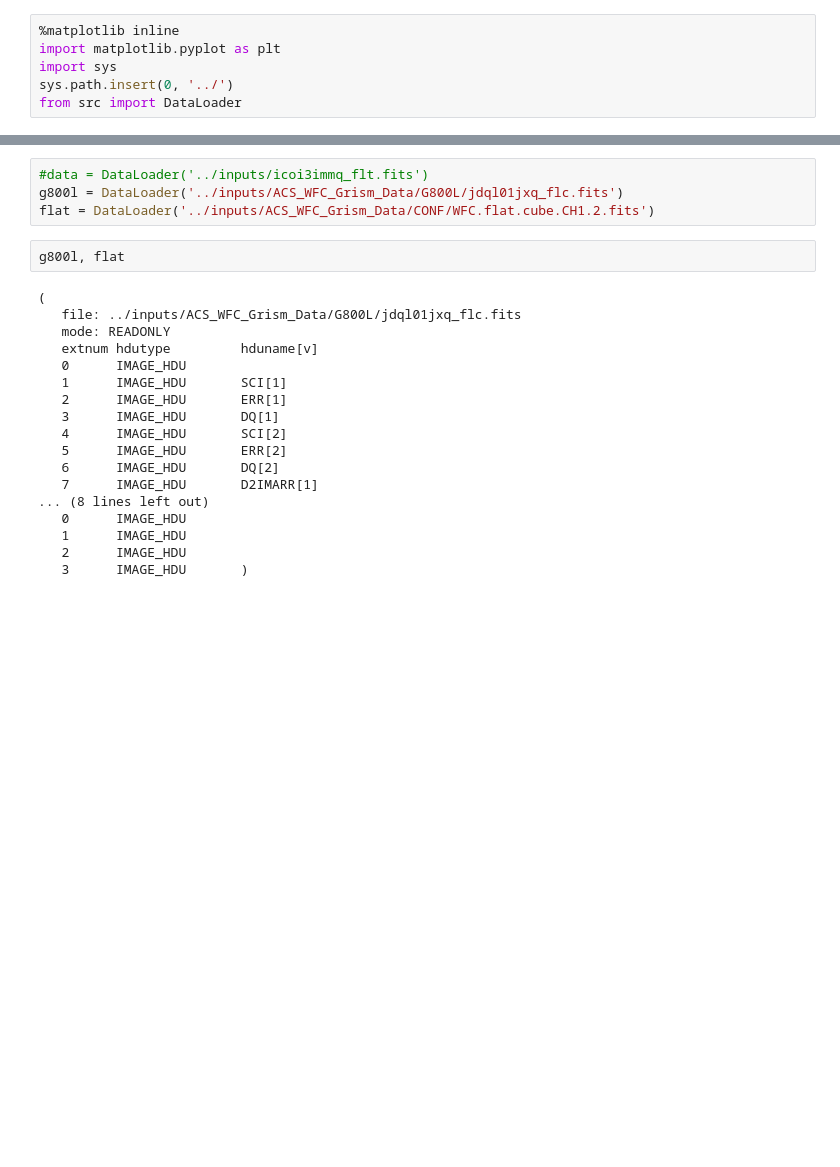
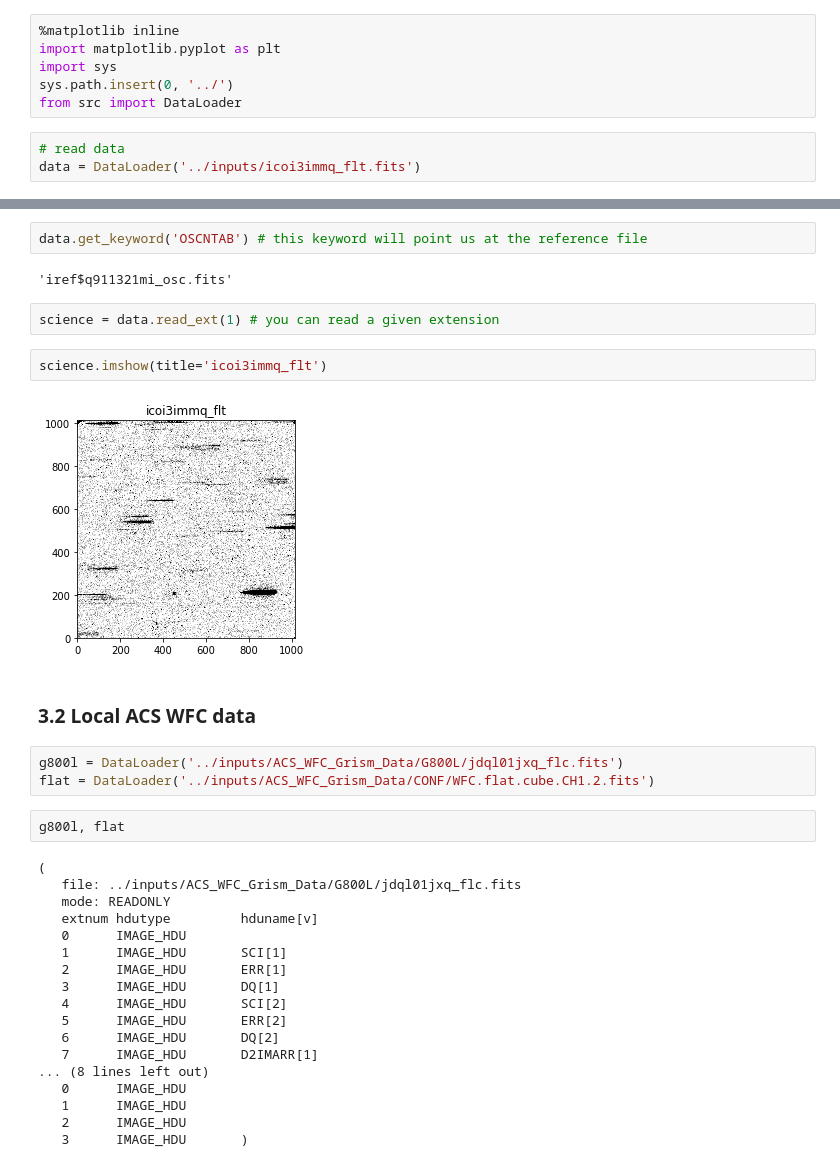
Before and after one commit to mehdirezaie/grism, a Jupyter notebook: notebooks/FlatField_ryan.ipynb, the cells around one changed output, grey strips where cells are left out. Drawn from its saved outputs; the diff is of its cells as text; blank space fills up the shorter version.

```diff
--- a/notebooks/FlatField_ryan.ipynb
+++ b/notebooks/FlatField_ryan.ipynb
@@ -62,3 +63,6 @@ import matplotlib.pyplot as plt
 import sys
 sys.path.insert(0, '../')
 from src import DataLoader
+# %%
+# read data
+data = DataLoader('../inputs/icoi3immq_flt.fits')
@@ -65,5 +81,16 @@ from src import DataLoader
+# %%
+data.get_keyword('OSCNTAB') # this keyword will point us at the reference file
+# %% [output]
+'iref$q911321mi_osc.fits'
+# %%
+science = data.read_ext(1) # you can read a given extension
+# %%
+science.imshow(title='icoi3immq_flt')
+# %% [output]
+[figure, added]
+# %% [markdown]
+### 3.2 Local ACS WFC data
 # %%
-#data = DataLoader('../inputs/icoi3immq_flt.fits')
 g800l = DataLoader('../inputs/ACS_WFC_Grism_Data/G800L/jdql01jxq_flc.fits')
 flat = DataLoader('../inputs/ACS_WFC_Grism_Data/CONF/WFC.flat.cube.CH1.2.fits')
 # %%
```
Also changed, not shown: parts of 2 cells of this notebook.
